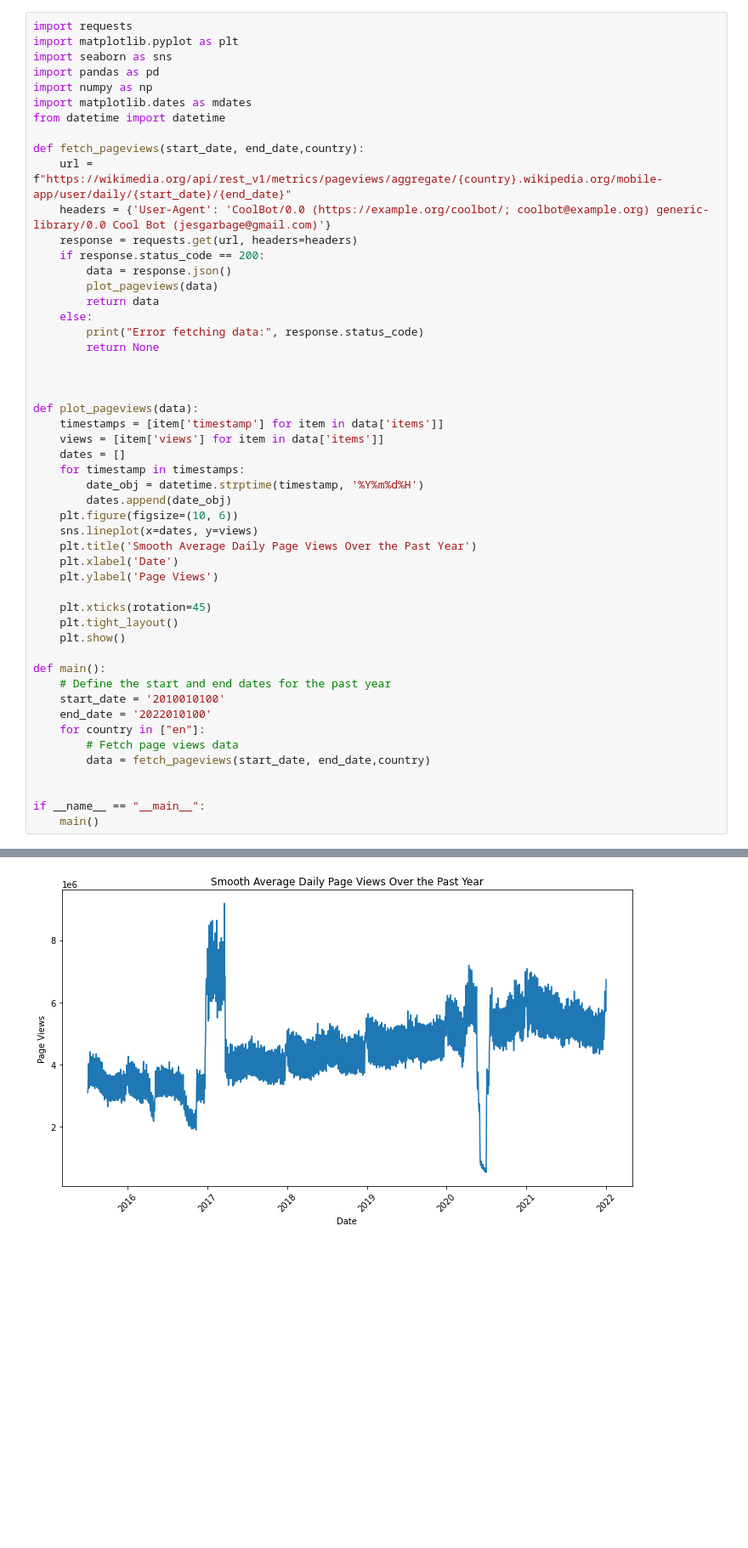
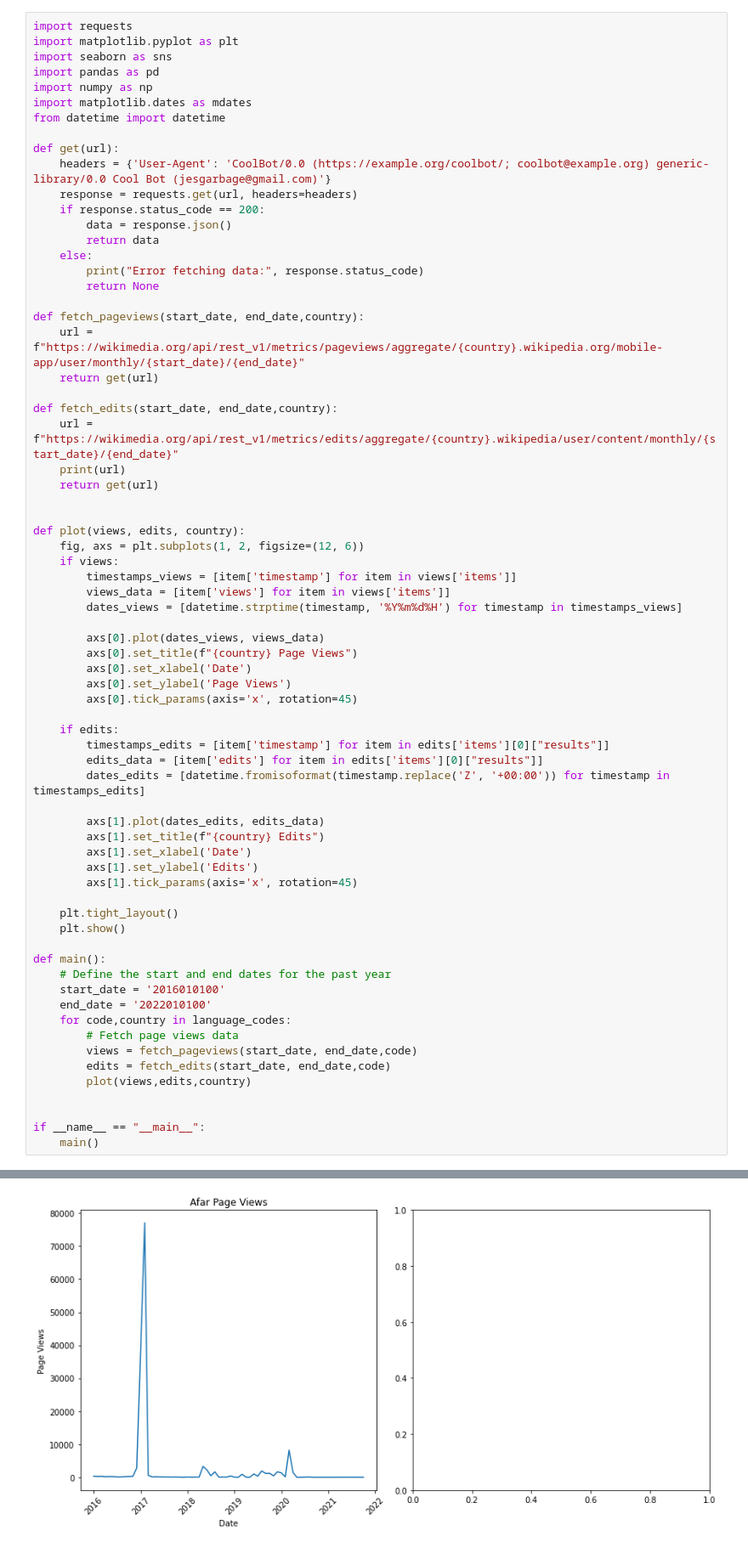
Before and after one commit to Julia-Susser/GovAI-impact-of-chatGPT-wikipedia, a Jupyter notebook: wiki.ipynb, the cells around one changed output, grey strips where cells are left out. Shown at 85% size. Drawn from its saved outputs; the diff is of its cells as text; blank space fills up the shorter version.

Commit message:
wikipedia page views and edits

```diff
--- a/wiki.ipynb
+++ b/wiki.ipynb
@@ -39,44 +39,62 @@ import numpy as np
 import matplotlib.dates as mdates
 from datetime import datetime
 
-def fetch_pageviews(start_date, end_date,country):
-    url = f"https://wikimedia.org/api/rest_v1/metrics/pageviews/aggregate/{country}.wikipedia.org/mobile-app/user/daily/{start_date}/{end_date}"
+def get(url):
     headers = {'User-Agent': 'CoolBot/0.0 (https://example.org/coolbot/; coolbot@example.org) generic-library/0.0 Cool Bot (jesgarbage@gmail.com)'}
     response = requests.get(url, headers=headers)
     if response.status_code == 200:
         data = response.json()
-        plot_pageviews(data)
         return data
     else:
         print("Error fetching data:", response.status_code)
         return None
 
+def fetch_pageviews(start_date, end_date,country):
+    url = f"https://wikimedia.org/api/rest_v1/metrics/pageviews/aggregate/{country}.wikipedia.org/mobile-app/user/monthly/{start_date}/{end_date}"
+    return get(url)
+
+def fetch_edits(start_date, end_date,country):
+    url = f"https://wikimedia.org/api/rest_v1/metrics/edits/aggregate/{country}.wikipedia/user/content/monthly/{start_date}/{end_date}"
+    print(url)
+    return get(url)
 
 
-def plot_pageviews(data):
-    timestamps = [item['timestamp'] for item in data['items']]
-    views = [item['views'] for item in data['items']]
-    dates = []
-    for timestamp in timestamps:
-        date_obj = datetime.strptime(timestamp, '%Y%m%d%H')
-        dates.append(date_obj)
-    plt.figure(figsize=(10, 6))
-    sns.lineplot(x=dates, y=views)
-    plt.title('Smooth Average Daily Page Views Over the Past Year')
-    plt.xlabel('Date')
-    plt.ylabel('Page Views')
+def plot(views, edits, country):
+    fig, axs = plt.subplots(1, 2, figsize=(12, 6))
+    if views:
+        timestamps_views = [item['timestamp'] for item in views['items']]
+        views_data = [item['views'] for item in views['items']]
+        dates_views = [datetime.strptime(timestamp, '%Y%m%d%H') for timestamp in timestamps_views]
 
-    plt.xticks(rotation=45)
+        axs[0].plot(dates_views, views_data)
+        axs[0].set_title(f"{country} Page Views")
+        axs[0].set_xlabel('Date')
+        axs[0].set_ylabel('Page Views')
+        axs[0].tick_params(axis='x', rotation=45)
+
+    if edits:
+        timestamps_edits = [item['timestamp'] for item in edits['items'][0]["results"]]
+        edits_data = [item['edits'] for item in edits['items'][0]["results"]]
+        dates_edits = [datetime.fromisoformat(timestamp.replace('Z', '+00:00')) for timestamp in timestamps_edits]
+
+        axs[1].plot(dates_edits, edits_data)
+        axs[1].set_title(f"{country} Edits")
+        axs[1].set_xlabel('Date')
+        axs[1].set_ylabel('Edits')
+        axs[1].tick_params(axis='x', rotation=45)
+
     plt.tight_layout()
     plt.show()
 
 def main():
     # Define the start and end dates for the past year
-    start_date = '2010010100'
+    start_date = '2016010100'
     end_date = '2022010100'
-    for country in ["en"]:
+    for code,country in language_codes:
         # Fetch page views data
-        data = fetch_pageviews(start_date, end_date,country)
+        views = fetch_pageviews(start_date, end_date,code)
+        edits = fetch_edits(start_date, end_date,code)
+        plot(views,edits,country)
 
 
 if __name__ == "__main__":
@@ -85 +105 @@ if __name__ == "__main__":
-[figure, old version]
+[figure, new version]
```
Also changed, not shown: parts of 2 cells of this notebook.
